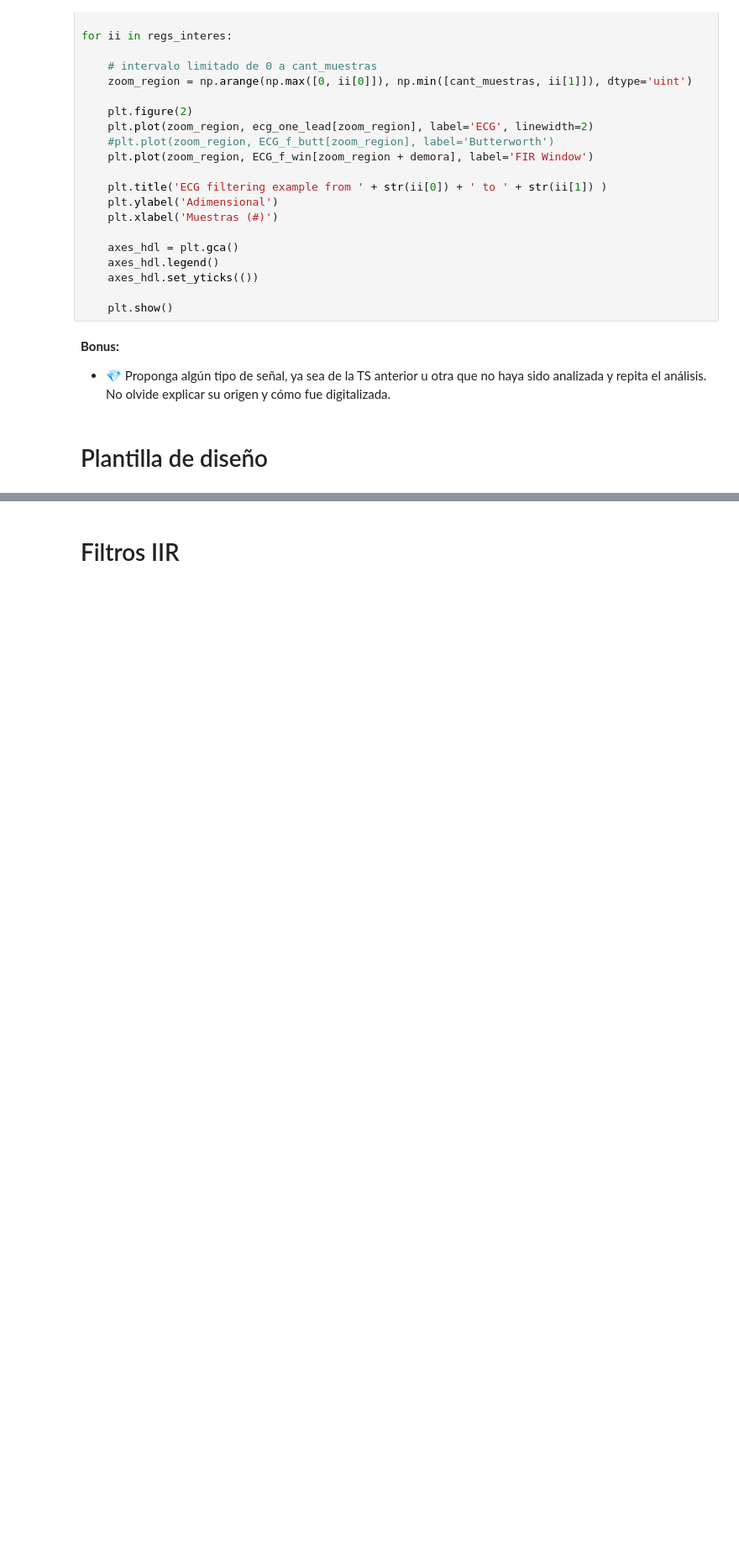
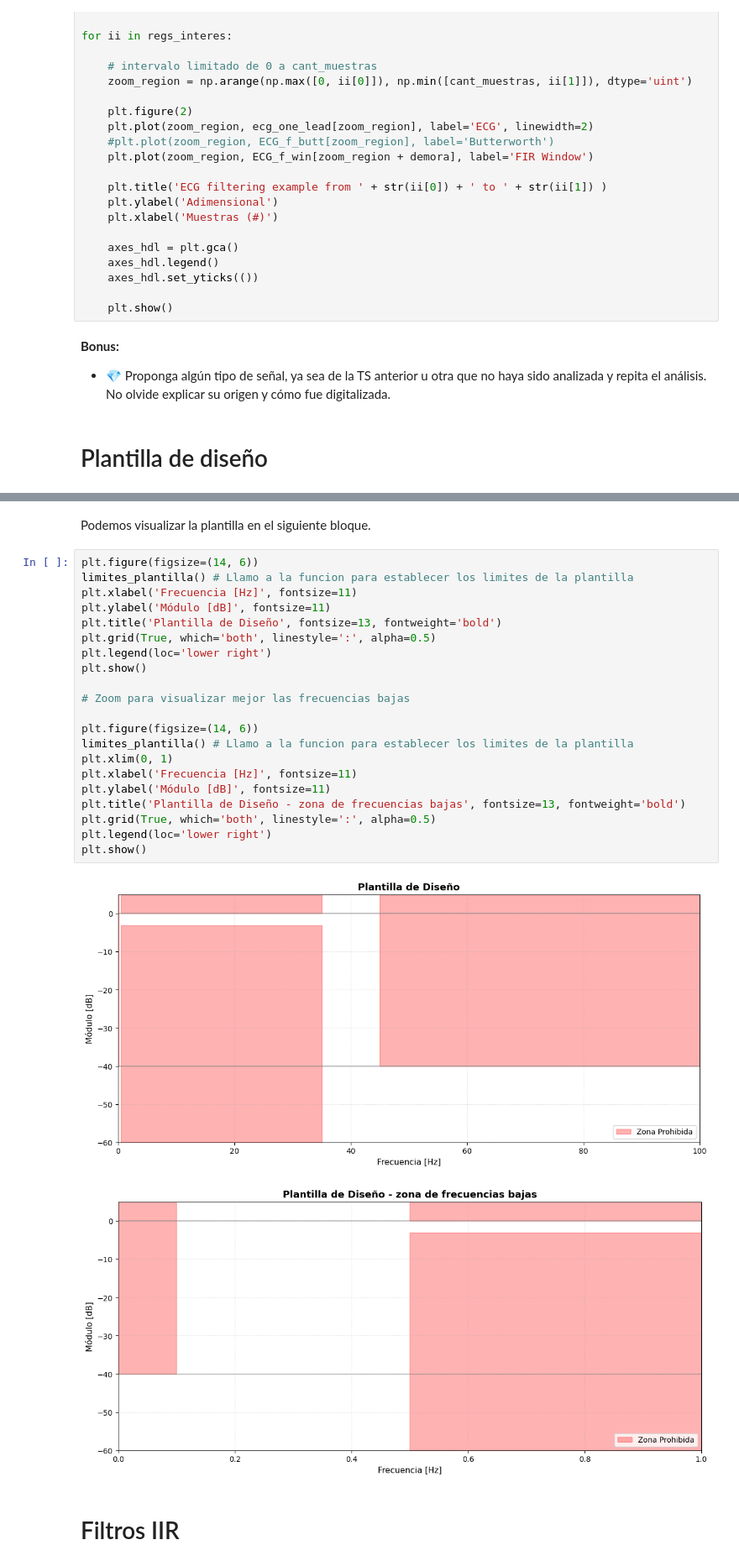
Before and after one commit to moradelacorte/APS, a Jupyter notebook: Mis_trabajos/TS7.ipynb, the cells around one changed output, grey strips where cells are left out. Shown at 84% size. Saved outputs shown, nothing was run; the diff lists cells and outputs as text; blank space fills up the shorter version.

Commit message:
Primer draft de la TS7. Falta revisar bloques de texto

```diff
--- a/Mis_trabajos/TS7.ipynb
+++ b/Mis_trabajos/TS7.ipynb
@@ -212,5 +232,31 @@ def limites_plantilla():
 
     return
+# %% [markdown]
+Podemos visualizar la plantilla en el siguiente bloque.
+# %%
+plt.figure(figsize=(14, 6))
+limites_plantilla() # Llamo a la funcion para establecer los limites de la plantilla
+plt.xlabel('Frecuencia [Hz]', fontsize=11)
+plt.ylabel('Módulo [dB]', fontsize=11)
+plt.title('Plantilla de Diseño', fontsize=13, fontweight='bold')
+plt.grid(True, which='both', linestyle=':', alpha=0.5)
+plt.legend(loc='lower right')
+plt.show()
+
+# Zoom para visualizar mejor las frecuencias bajas
+
+plt.figure(figsize=(14, 6))
+limites_plantilla() # Llamo a la funcion para establecer los limites de la plantilla
+plt.xlim(0, 1)
+plt.xlabel('Frecuencia [Hz]', fontsize=11)
+plt.ylabel('Módulo [dB]', fontsize=11)
+plt.title('Plantilla de Diseño - zona de frecuencias bajas', fontsize=13, fontweight='bold')
+plt.grid(True, which='both', linestyle=':', alpha=0.5)
+plt.legend(loc='lower right')
+plt.show()
+# %% [output]
+[figure, added]
+[figure, added]
 # %% [markdown]
 # Filtros IIR
 # %% [markdown]
```
Also changed, not shown: parts of 27 cells of this notebook.
